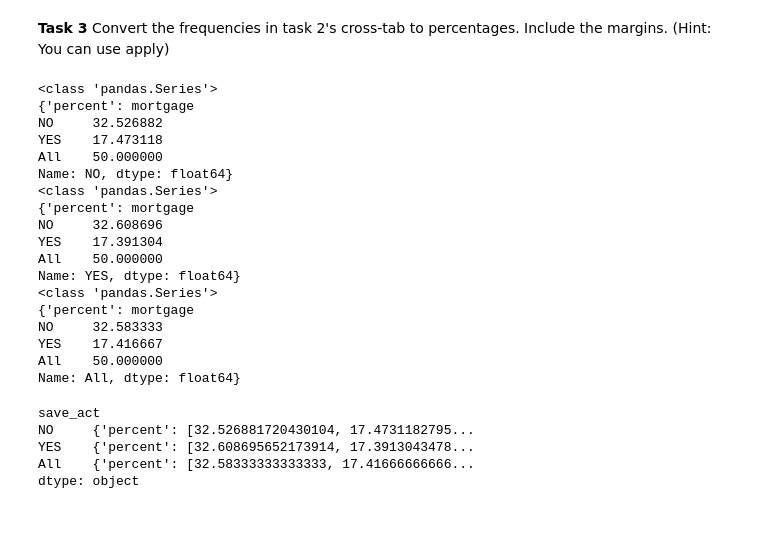
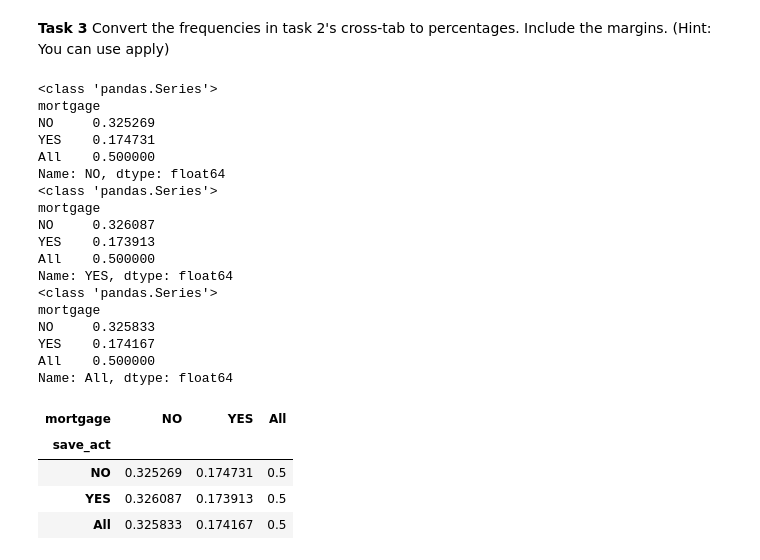
Before and after one commit to lucasloepke/cs1656-rec03, a Jupyter notebook: python3.ipynb, the cells around one changed output. Cells and saved outputs as stored; diff of their text form; code cells hidden in the pictures; blank space fills up the shorter version.

```diff
--- a/python3.ipynb
+++ b/python3.ipynb
@@ -310,32 +310,32 @@ Convert the frequencies in task 2's cross-tab to percentages. Include the margin
 # %%
 def get_percent(group):
     print(type(group))
-    x= {'percent': group / group.sum() * 100}
+    x= (group / group.sum())
     print(x)
     return x
 
 df_crosstab.apply(get_percent, axis=1)
 # %% [output]
 <class 'pandas.Series'>
-{'percent': mortgage
-NO     32.526882
-YES    17.473118
-All    50.000000
-Name: NO, dtype: float64}
+mortgage
+NO     0.325269
+YES    0.174731
+All    0.500000
+Name: NO, dtype: float64
 <class 'pandas.Series'>
-{'percent': mortgage
-NO     32.608696
-YES    17.391304
-All    50.000000
-Name: YES, dtype: float64}
+mortgage
+NO     0.326087
+YES    0.173913
+All    0.500000
+Name: YES, dtype: float64
 <class 'pandas.Series'>
-{'percent': mortgage
-NO     32.583333
-YES    17.416667
-All    50.000000
-Name: All, dtype: float64}
+mortgage
+NO     0.325833
+YES    0.174167
+All    0.500000
+Name: All, dtype: float64
-save_act
-NO     {'percent': [32.526881720430104, 17.4731182795...
-YES    {'percent': [32.608695652173914, 17.3913043478...
-All    {'percent': [32.58333333333333, 17.41666666666...
-dtype: object
+| mortgage | NO | YES | All |
+| save_act |  |  |  |
+| NO | 0.325269 | 0.174731 | 0.5 |
+| YES | 0.326087 | 0.173913 | 0.5 |
+| All | 0.325833 | 0.174167 | 0.5 |
```
